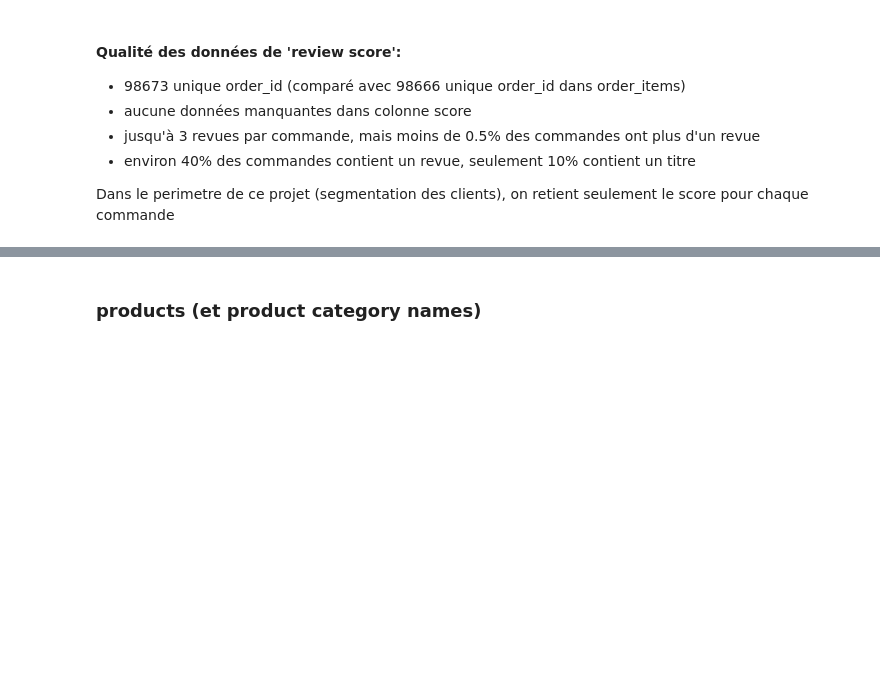
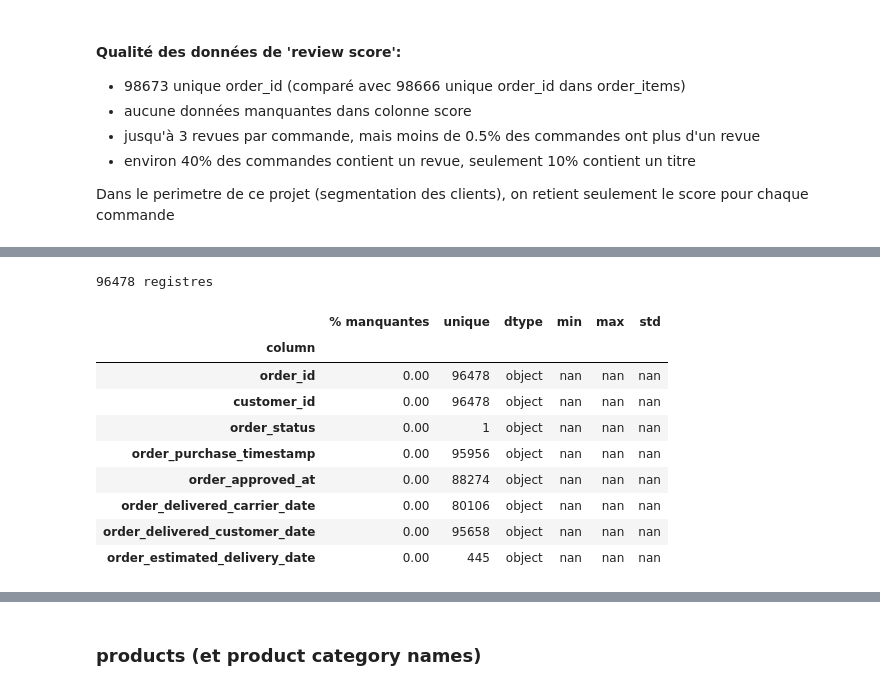
Before and after one commit to mrcreasey/oc-ds-p5-unsupervised-clustering, a Jupyter notebook: P5_01_analyse.ipynb, the cells around one changed output, grey strips where cells are left out. Cells and saved outputs as stored; diff of their text form; code cells hidden in the pictures; blank space fills up the shorter version.

```diff
--- a/P5_01_analyse.ipynb
+++ b/P5_01_analyse.ipynb
@@ -525,0 +561,14 @@ Dans le perimetre de ce projet (segmentation des clients), on retient seulement
+# %%
+decrire_dataframe(orders[orders['order_status']=='delivered'])
+# %% [output]
+96478 registres
+|  | % manquantes | unique | dtype | min | max | std |
+| column |  |  |  |  |  |  |
+| order_id | 0.00 | 96478 | object | nan | nan | nan |
+| customer_id | 0.00 | 96478 | object | nan | nan | nan |
+| order_status | 0.00 | 1 | object | nan | nan | nan |
+| order_purchase_timestamp | 0.00 | 95956 | object | nan | nan | nan |
+| order_approved_at | 0.00 | 88274 | object | nan | nan | nan |
+| order_delivered_carrier_date | 0.00 | 80106 | object | nan | nan | nan |
+| order_delivered_customer_date | 0.00 | 95658 | object | nan | nan | nan |
+| order_estimated_delivery_date | 0.00 | 445 | object | nan | nan | nan |
```
Also changed, not shown: parts of 6 cells of this notebook.
